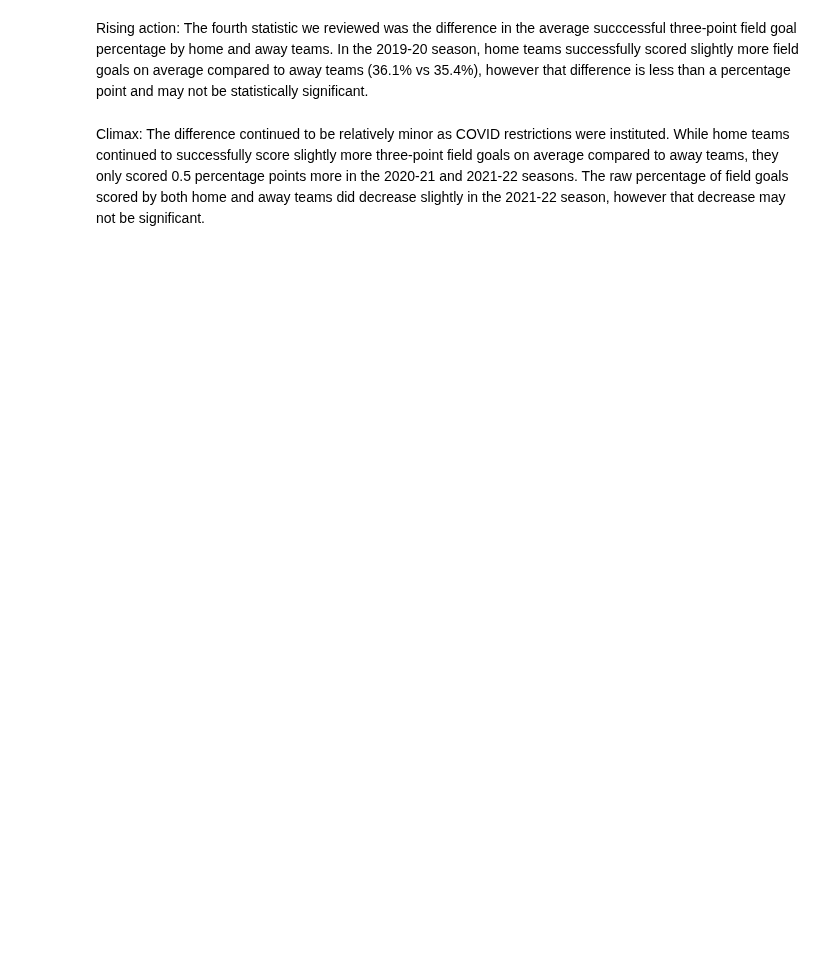
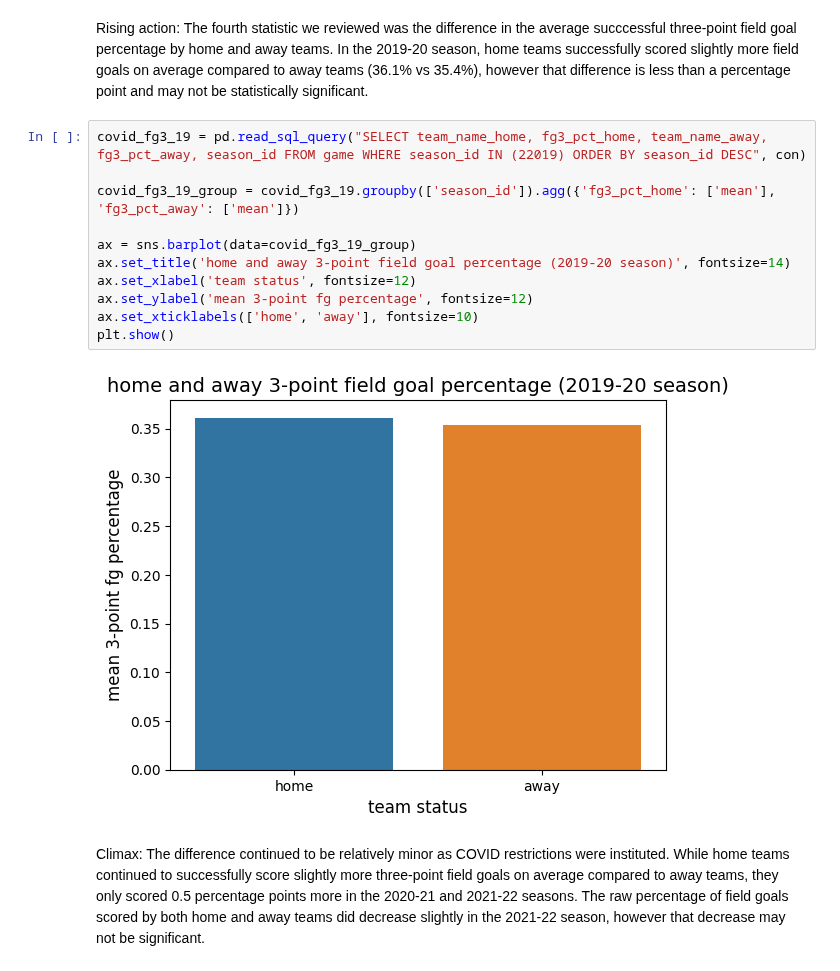
Before and after one commit to thezachdrake/UMD-INST627-Fall2024, a Jupyter notebook: inclass.ipynb, the cells around one changed output. Drawn from its saved outputs; the diff is of its cells as text; blank space fills up the shorter version.

```diff
--- a/inclass.ipynb
+++ b/inclass.ipynb
@@ -274,4 +275,17 @@ plt.show()
 # %% [markdown]
 Rising action: The fourth statistic we reviewed was the difference in the average succcessful three-point field goal percentage by home and away teams. In the 2019-20 season, home teams successfully scored slightly more field goals on average compared to away teams (36.1% vs 35.4%), however that difference is less than a percentage point and may not be statistically significant.
+# %%
+covid_fg3_19 = pd.read_sql_query("SELECT team_name_home, fg3_pct_home, team_name_away, fg3_pct_away, season_id FROM game WHERE season_id IN (22019) ORDER BY season_id DESC", con)
+
+covid_fg3_19_group = covid_fg3_19.groupby(['season_id']).agg({'fg3_pct_home': ['mean'], 'fg3_pct_away': ['mean']})
+
+ax = sns.barplot(data=covid_fg3_19_group)
+ax.set_title('home and away 3-point field goal percentage (2019-20 season)', fontsize=14)
+ax.set_xlabel('team status', fontsize=12)
+ax.set_ylabel('mean 3-point fg percentage', fontsize=12)
+ax.set_xticklabels(['home', 'away'], fontsize=10)
+plt.show()
+# %% [output]
+[figure, added]
 # %% [markdown]
 Climax: The difference continued to be relatively minor as COVID restrictions were instituted. While home teams continued to successfully score slightly more three-point field goals on average compared to away teams, they only scored 0.5 percentage points more in the 2020-21 and 2021-22 seasons. The raw percentage of field goals scored by both home and away teams did decrease slightly in the 2021-22 season, however that decrease may not be significant.
```
Also changed, not shown: parts of 22 cells of this notebook.
